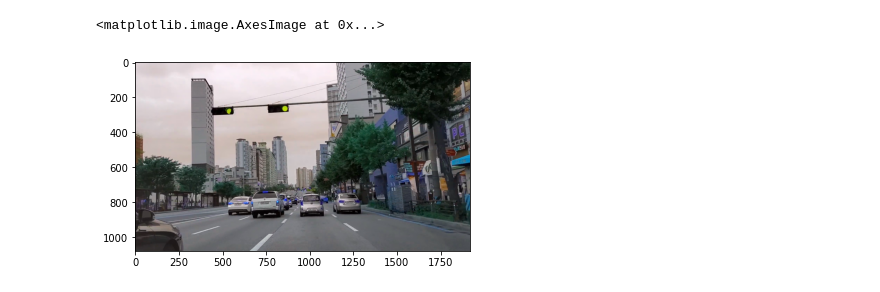
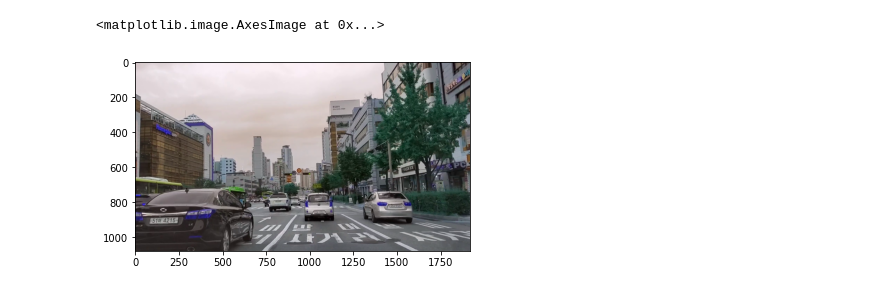
Before and after one commit to lim-ye-ji/Object_recognition_in_autonomous_driving, a Jupyter notebook: lane/Yu.ipynb, the cells around one changed output. Saved outputs shown, nothing was run; the diff lists cells and outputs as text; code cells hidden in the pictures.

```diff
--- a/lane/Yu.ipynb
+++ b/lane/Yu.ipynb
@@ -7,17 +7,17 @@ import math
 import os
 # %%
 # 이미지 사진 번호만 바꿔가면서 확인
-img = "./cap_img/frame25.png"
+img = "./cap_img/frame5.png"
 A = cv2.imread(img, cv2.IMREAD_COLOR)
 
 #roi
 A_roi = A.copy()
 
 X=0; Y=0; W=1920; H=1080;
 A_roi = A_roi[Y:Y+H, X:X+W]
 
 plt.imshow(A_roi)
 # %% [output]
 <matplotlib.image.AxesImage at 0x...>
-[figure, old version]
+[figure, new version]
 # %%
```
Also changed, not shown: parts of 6 cells of this notebook.
